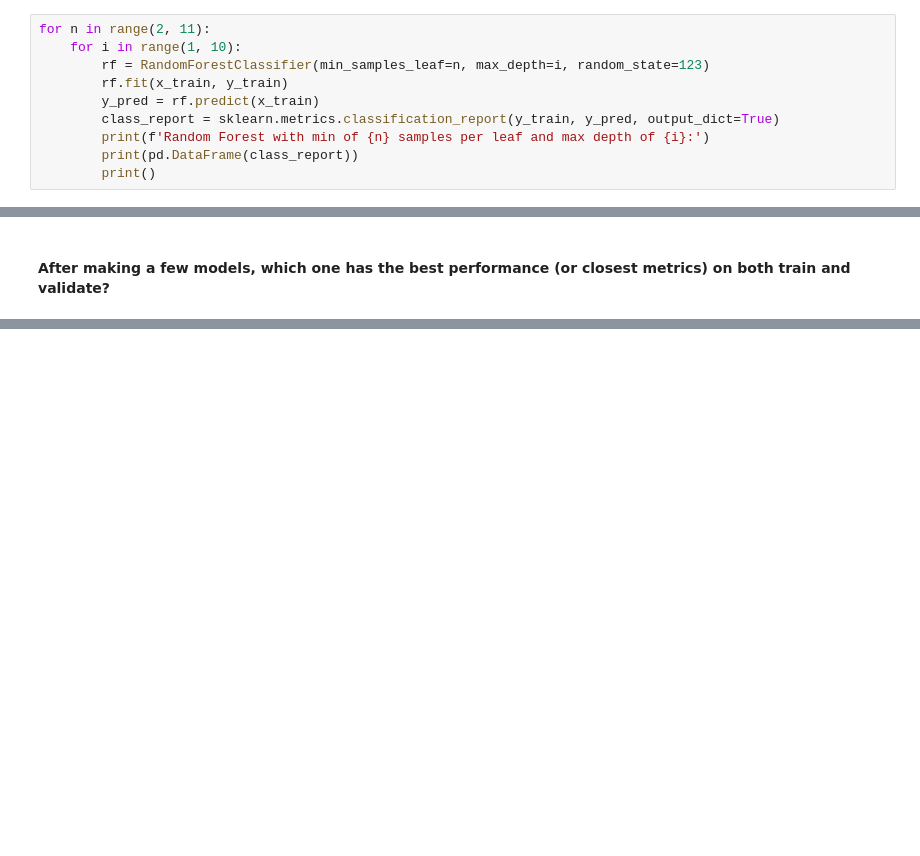
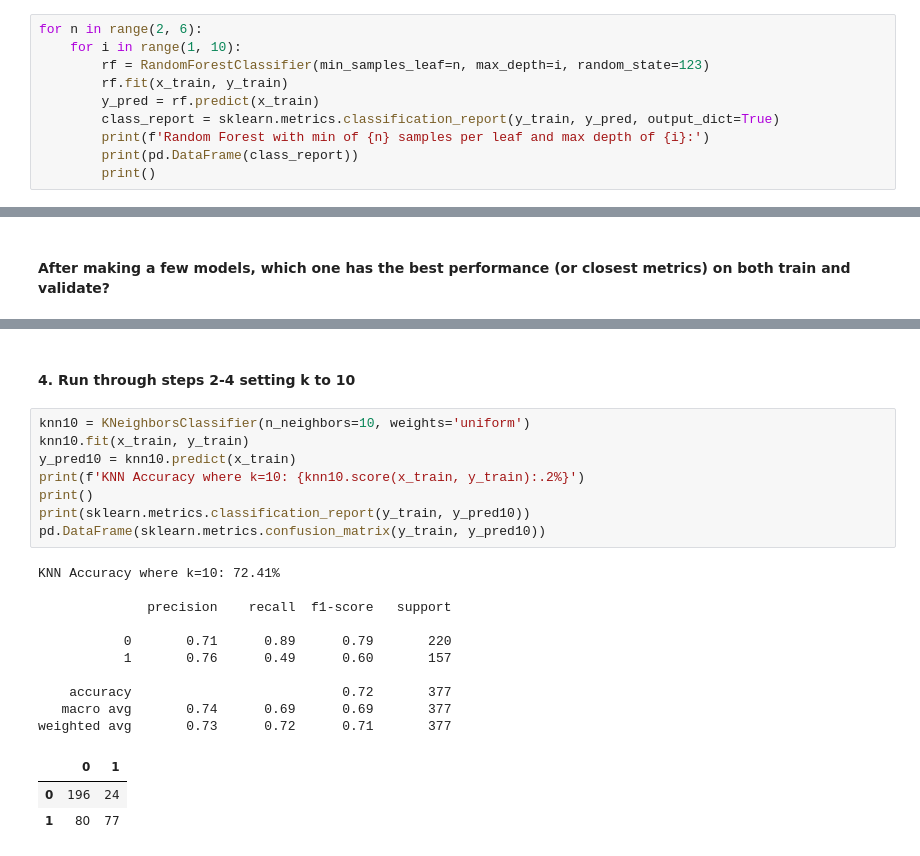
Before and after one commit to sophia-stewart/classification-exercises, a Jupyter notebook: model.ipynb, the cells around one changed output, grey strips where cells are left out. Saved outputs shown, nothing was run; the diff lists cells and outputs as text; blank space fills up the shorter version.

```diff
--- a/model.ipynb
+++ b/model.ipynb
@@ -291,7 +338,7 @@ Support - 0: 220
 # %% [markdown]
 #### 4. Run through steps increasing your min_samples_leaf and decreasing your max_depth.
 # %%
-for n in range(2, 11):
+for n in range(2, 6):
     for i in range(1, 10):
         rf = RandomForestClassifier(min_samples_leaf=n, max_depth=i, random_state=123)
         rf.fit(x_train, y_train)
@@ -324,0 +493,24 @@ support    220.000000  157.000000  0.840849  377.000000    377.000000
+# %% [markdown]
+#### 4. Run through steps 2-4 setting k to 10
+# %%
+knn10 = KNeighborsClassifier(n_neighbors=10, weights='uniform')
+knn10.fit(x_train, y_train)
+y_pred10 = knn10.predict(x_train)
+print(f'KNN Accuracy where k=10: {knn10.score(x_train, y_train):.2%}')
+print()
+print(sklearn.metrics.classification_report(y_train, y_pred10))
+pd.DataFrame(sklearn.metrics.confusion_matrix(y_train, y_pred10))
+# %% [output]
+KNN Accuracy where k=10: 72.41%
+
+              precision    recall  f1-score   support
+
+           0       0.71      0.89      0.79       220
+           1       0.76      0.49      0.60       157
+
+    accuracy                           0.72       377
+   macro avg       0.74      0.69      0.69       377
+weighted avg       0.73      0.72      0.71       377
+|  | 0 | 1 |
+| 0 | 196 | 24 |
+| 1 | 80 | 77 |
```
Also changed, not shown: parts of 51 cells of this notebook.
